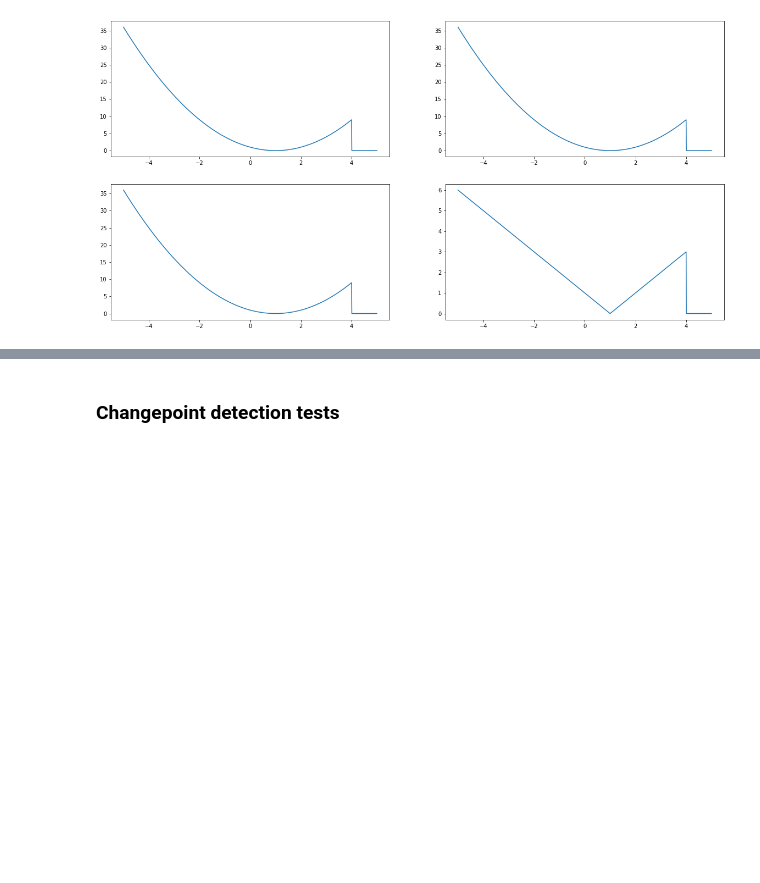
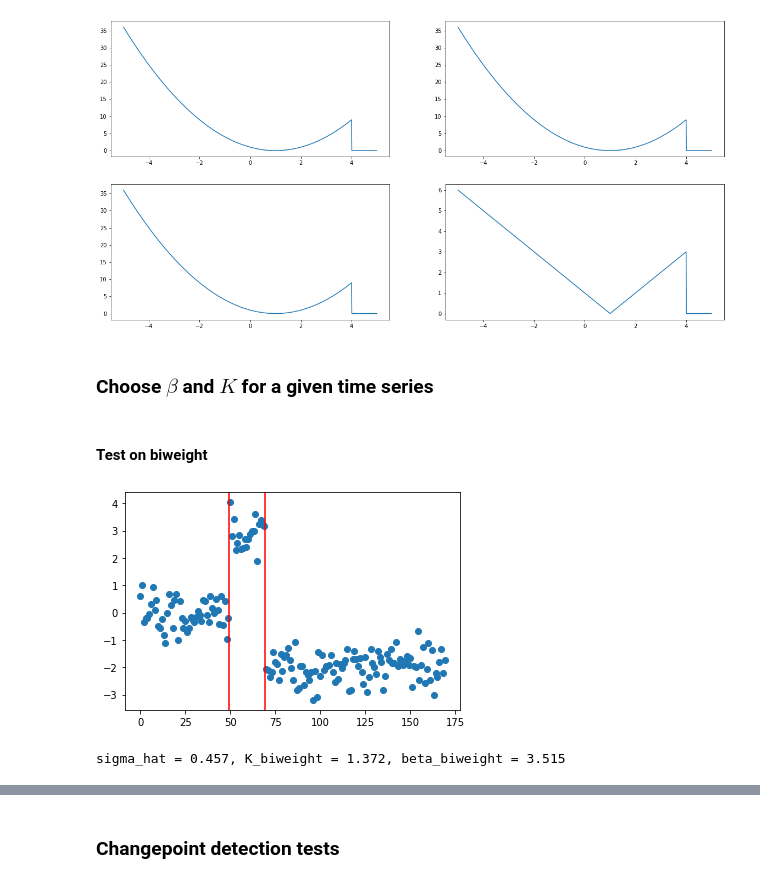
Before and after one commit to jeremtti/changepoint_detection_outliers, a Jupyter notebook: toy_data.ipynb, the cells around one changed output, grey strips where cells are left out. Saved outputs shown, nothing was run; the diff lists cells and outputs as text; code cells hidden in the pictures; blank space fills up the shorter version.

Commit message:
add functions to choose hyperparameters for all losses

```diff
--- a/toy_data.ipynb
+++ b/toy_data.ipynb
@@ -50,3 +49,5 @@ ax[1, 1].plot(t, y)
 plt.show()
 # %% [output]
 [figure]
+# %% [markdown]
+### Choose $\beta$ and $K$ for a given time series
@@ -52,0 +105,28 @@ plt.show()
+# %%
+y1 = np.zeros(50)
+y2 = 3+np.zeros(20)
+y3 = -2+np.zeros(100)
+y = np.concatenate((y1, y2, y3))
+y += np.random.normal(0, 0.5, len(y))
+# %% [markdown]
+#### Test on biweight
+# %%
+sigma_hat = get_sigma_hat(y)
+K_biweight = get_K_biweight(y)
+beta_biweight = get_beta_biweight(y, K_biweight)
+
+loss = BiWeight(0, K_biweight, 0, 0)
+cp = rfpop(y, loss, beta_biweight, verbose=False)
+taus = [elt[1] for elt in cp]
+
+plt.figure()
+bkpts = get_breakpoints(taus)
+plt.scatter(np.arange(len(y)), y)
+for b in bkpts:
+    plt.axvline(x=b+0.5, color='r')
+plt.show()
+
+print(f"sigma_hat = {sigma_hat:.3f}, K_biweight = {K_biweight:.3f}, beta_biweight = {beta_biweight:.3f}")
+# %% [output]
+[figure, added]
+sigma_hat = 0.457, K_biweight = 1.372, beta_biweight = 3.515
```
Also changed, not shown: parts of 6 cells of this notebook.
